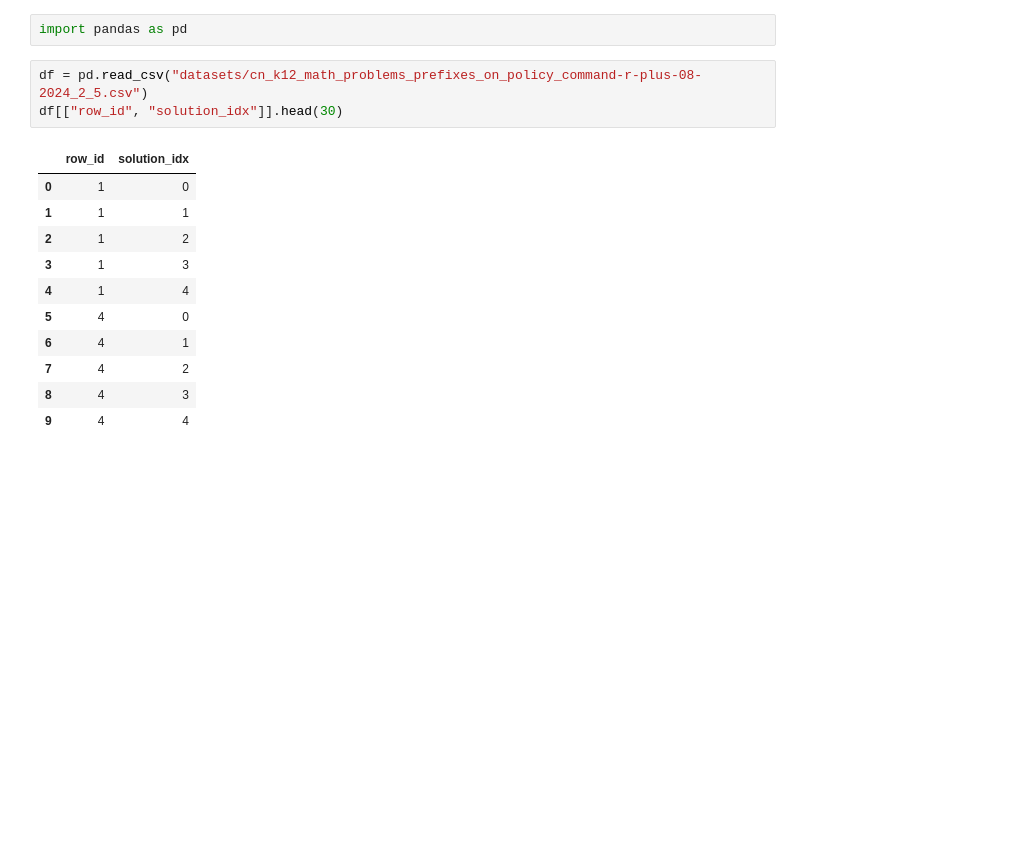
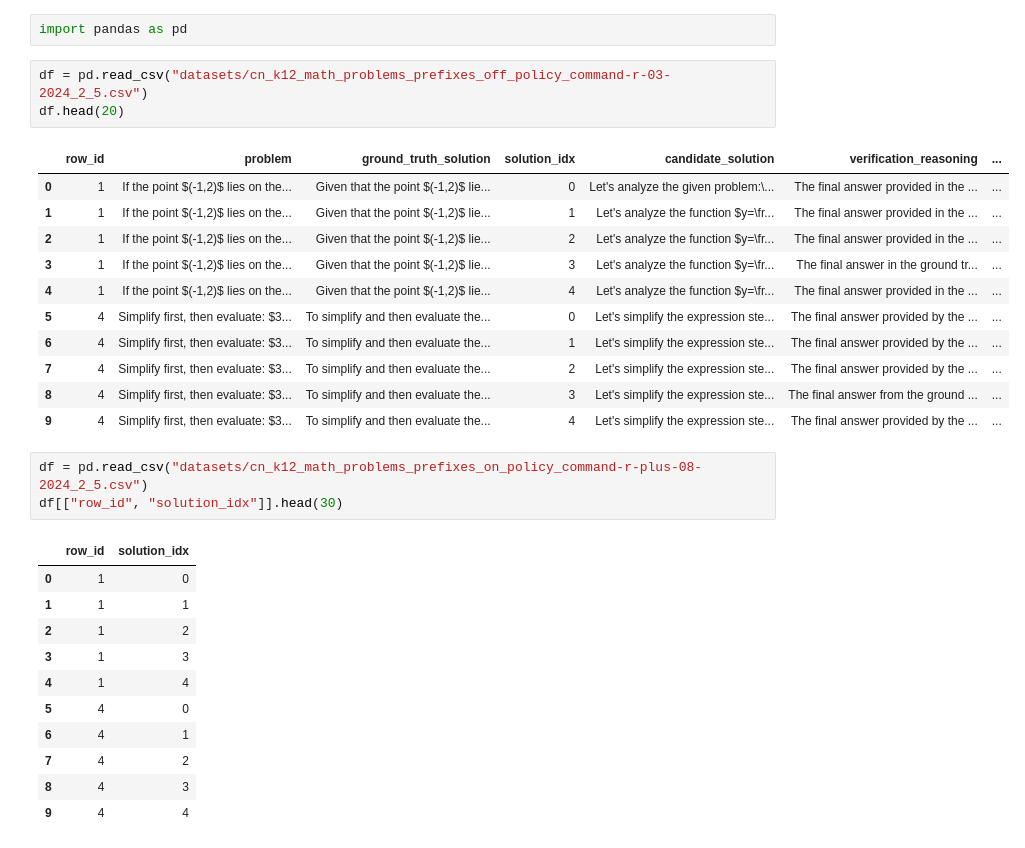
Before and after one commit to sasilver75/cohere-reasoning-v4, a Jupyter notebook: scratch.ipynb, the cells around one changed output. Drawn from its saved outputs; the diff is of its cells as text; blank space fills up the shorter version.

```diff
--- a/scratch.ipynb
+++ b/scratch.ipynb
@@ -1,5 +1,20 @@
 # %%
 import pandas as pd
+# %%
+df = pd.read_csv("datasets/cn_k12_math_problems_prefixes_off_policy_command-r-03-2024_2_5.csv")
+df.head(20)
+# %% [output]
+|  | row_id | problem | ground_truth_solution | solution_idx | candidate_solution | verification_reasoning | ... |
+| 0 | 1 | If the point $(-1,2)$ lies on the... | Given that the point $(-1,2)$ lie... | 0 | Let's analyze the given problem:\... | The final answer provided in the ... | ... |
+| 1 | 1 | If the point $(-1,2)$ lies on the... | Given that the point $(-1,2)$ lie... | 1 | Let's analyze the function $y=\fr... | The final answer provided in the ... | ... |
+| 2 | 1 | If the point $(-1,2)$ lies on the... | Given that the point $(-1,2)$ lie... | 2 | Let's analyze the function $y=\fr... | The final answer provided in the ... | ... |
+| 3 | 1 | If the point $(-1,2)$ lies on the... | Given that the point $(-1,2)$ lie... | 3 | Let's analyze the function $y=\fr... | The final answer in the ground tr... | ... |
+| 4 | 1 | If the point $(-1,2)$ lies on the... | Given that the point $(-1,2)$ lie... | 4 | Let's analyze the function $y=\fr... | The final answer provided in the ... | ... |
+| 5 | 4 | Simplify first, then evaluate: $3... | To simplify and then evaluate the... | 0 | Let's simplify the expression ste... | The final answer provided by the ... | ... |
+| 6 | 4 | Simplify first, then evaluate: $3... | To simplify and then evaluate the... | 1 | Let's simplify the expression ste... | The final answer provided by the ... | ... |
+| 7 | 4 | Simplify first, then evaluate: $3... | To simplify and then evaluate the... | 2 | Let's simplify the expression ste... | The final answer provided by the ... | ... |
+| 8 | 4 | Simplify first, then evaluate: $3... | To simplify and then evaluate the... | 3 | Let's simplify the expression ste... | The final answer from the ground ... | ... |
+| 9 | 4 | Simplify first, then evaluate: $3... | To simplify and then evaluate the... | 4 | Let's simplify the expression ste... | The final answer provided by the ... | ... |
 # %%
 df = pd.read_csv("datasets/cn_k12_math_problems_prefixes_on_policy_command-r-plus-08-2024_2_5.csv")
 df[["row_id", "solution_idx"]].head(30)
```
Also changed, not shown: 2 other files.
